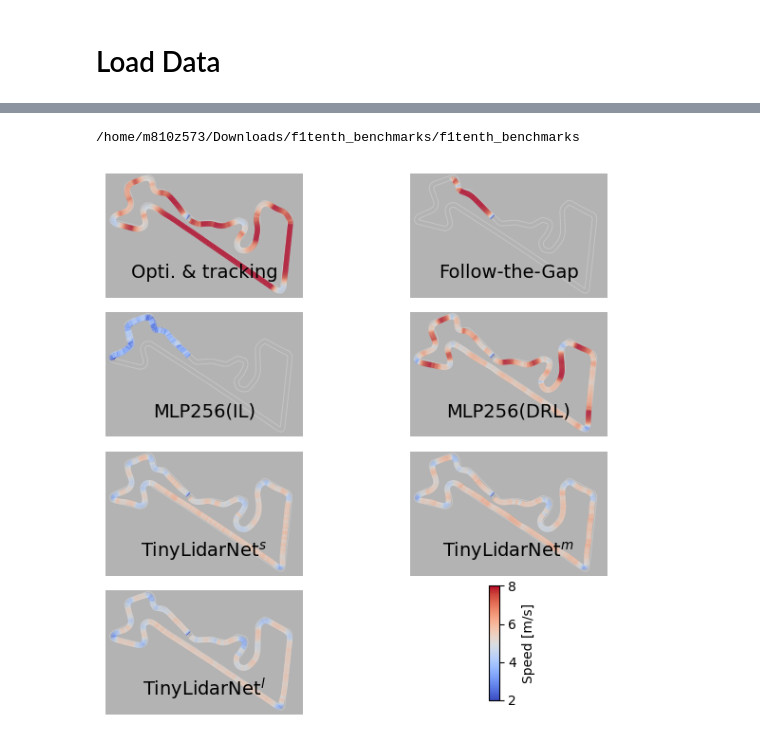
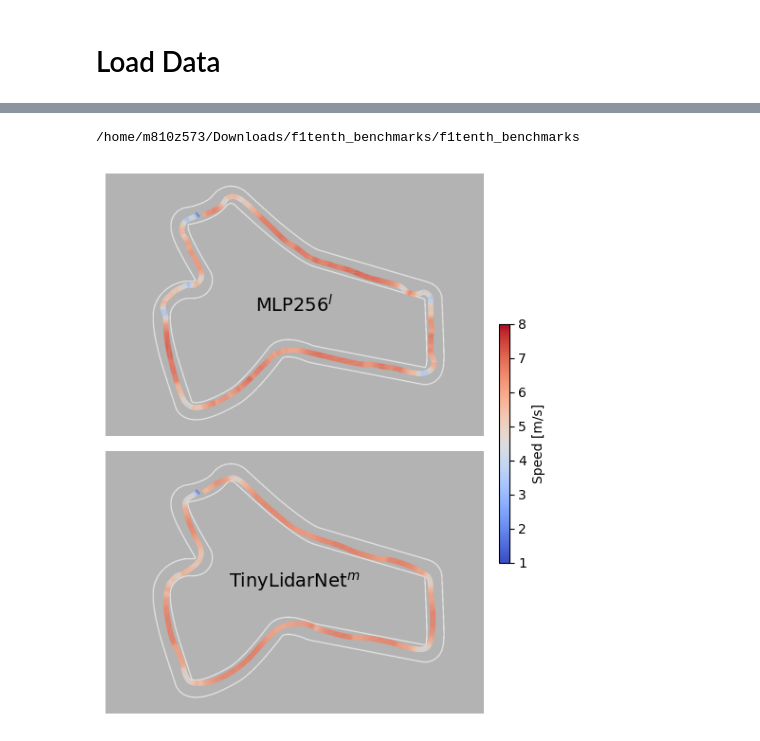
Before and after one commit to zarrar1607/TinyLidarNet, a Jupyter notebook: Benchmark/f1tenth_benchmarks/benchmark_results/tiny_notebook.ipynb, the cells around one changed output, grey strips where cells are left out. Cells and saved outputs as stored; diff of their text form; code cells hidden in the pictures.

```diff
--- a/Benchmark/f1tenth_benchmarks/benchmark_results/tiny_notebook.ipynb
+++ b/Benchmark/f1tenth_benchmarks/benchmark_results/tiny_notebook.ipynb
@@ -200,6 +225,6 @@ benchmark_tiny_il_min             71.4720                     100.0
 # %%
-plot_map = "MoscowRaceway"
-lap_n = 5
+plot_map = "example"
+lap_n = 3
 map_data = MapData(plot_map)
 lap_dfs = []
 print(os.getcwd())
@@ -209,42 +234,47 @@ for i, planner_name in enumerate(planners):
     df = pd.DataFrame(data, columns=["x", "y", "steer", "speed", "yaw", "yaw_rate", "slip", "steer_a", "speed_a", "progress"])
     # df["planner"] = planner_name
     df["planner"] = test_ids[i]
 
     lap_dfs.append(df)
 lap_df = pd.concat(lap_dfs)
 
-fig, axs = plt.subplots(4, 2, figsize=(7., 6), sharex=True, sharey=True)
+fig, axs = plt.subplots(2, 1, figsize=(7., 6), sharex=True, sharey=True)
 axs_list = axs.flatten()
-for i in range(n_planners-3):
-
+test_id_itr = 0
+test_id_display = ["benchmark_e2e_il_l", "benchmark_tiny_il_m"]
+# line = None
+for i in range(n_planners-2):
     plt.sca(axs_list[i])
     map_data.plot_map_img()
 
-    df = lap_df[lap_df["planner"] == test_ids[i]]
+    while test_id_display[i] not in test_ids[test_id_itr]:
+        test_id_itr+=1
+    df = lap_df[lap_df["planner"] == test_ids[test_id_itr]]
+    #df = lap_df[lap_df["planner"] == test_ids[i]]
     xs, ys = map_data.xy2rc(df.x, df.y)
     pts = np.array([xs, ys]).T.reshape(-1, 1, 2)
     segments = np.concatenate([pts[:-1], pts[1:]], axis=1)
-    norm = plt.Normalize(2, 8)
+    norm = plt.Normalize(1, 8)
     lc = LineCollection(segments, cmap='coolwarm', norm=norm)
     lc.set_array(df.speed.values)
     lc.set_linewidth(4)
     line = plt.gca().add_collection(lc)
 
     plt.axis('off')
     axs_list[i].set_aspect('equal')
-    plt.xlim(100, 2000)
-    plt.ylim(400, 1600)
-    plt.text(0.5, 0.2, neat_planner_names[i], horizontalalignment='center', verticalalignment='center', transform=axs_list[i].transAxes, size=14)
+    plt.xlim(250, 1400)
+    plt.ylim(400, 1200)
+    plt.text(0.5, 0.5, neat_planner_names[test_id_itr], horizontalalignment='center', verticalalignment='center', transform=axs_list[i].transAxes, size=14)
 
 # Remove the last subplot
-fig.delaxes(axs_list[-1])
+# fig.delaxes(axs_list[-1])
 
 # Add colorbar
-cax = fig.add_axes([axs_list[-1].get_position().x1-0.2, axs_list[-1].get_position().y0-0.06, 0.015, axs_list[-1].get_position().height*1.2])
-plt.colorbar(line, cax=cax, label="Speed [m/s]", ticks=[2, 4, 6, 8])
+cax = fig.add_axes([axs_list[-1].get_position().x1+0.08, axs_list[-1].get_position().y0+0.18, 0.015, axs_list[-1].get_position().height*1.2])
+plt.colorbar(line, cax=cax, label="Speed [m/s]", ticks=[1, 2, 3, 4, 5, 6, 7,8])
 
 plt.tight_layout()
 plt.savefig(f"{save_path}speed_trajectories_{plot_map}.pdf", bbox_inches='tight')
 # %% [output]
 /home/m810z573/Downloads/f1tenth_benchmarks/f1tenth_benchmarks
-[figure, old version]
+[figure, new version]
```
Also changed, not shown: parts of 17 cells of this notebook, 38 other files.
